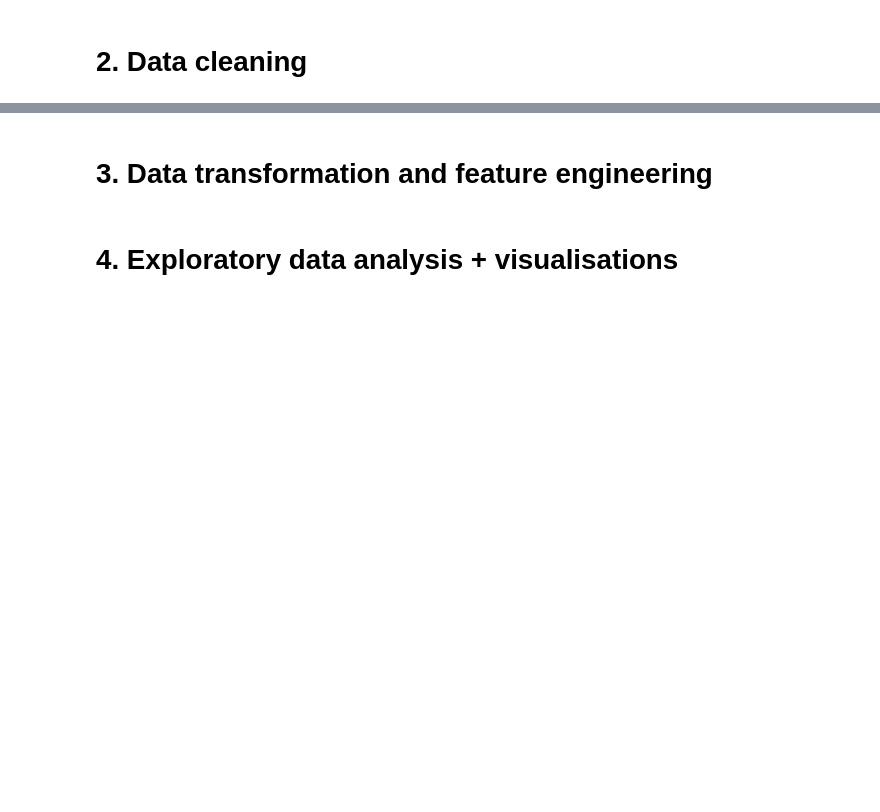
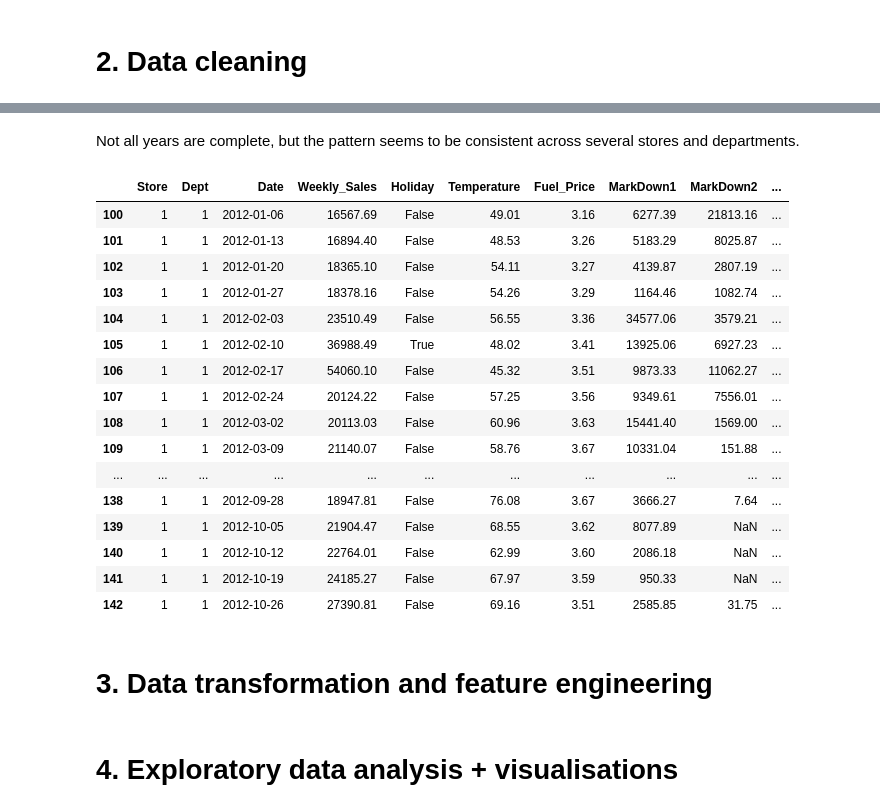
Before and after one commit to CoMa95/Retail-Sales-Analytics, a Jupyter notebook: jupyter_notebooks/project_workbook.ipynb, the cells around one changed output, grey strips where cells are left out. Saved outputs shown, nothing was run; the diff lists cells and outputs as text; code cells hidden in the pictures; blank space fills up the shorter version.

Commit message:
Correct IsHoliday column; convert Date, round CPI, Fuel price, Unemployment

```diff
--- a/jupyter_notebooks/project_workbook.ipynb
+++ b/jupyter_notebooks/project_workbook.ipynb
@@ -328,2 +330,9 @@ In Dept, there are 99 categories, very imbalanced. As expected, there are far mo
 # %% [markdown]
 # 2. Data cleaning
+# %%
+# drop IsHoliday_y and rename IsHoliday_x
+df.drop('IsHoliday_y', axis = 1, inplace = True)
+df.rename(columns={'IsHoliday_x': 'Holiday'}, inplace = True)
+# %%
+# convert Date to datetime format
+df['Date'] = pd.to_datetime(df['Date'], format='%d/%m/%Y')
@@ -330,3 +363,29 @@ In Dept, there are 99 categories, very imbalanced. As expected, there are far mo
+# %% [markdown]
+Not all years are complete, but the pattern seems to be consistent across several stores and departments.
+# %%
+# round CPI and Unemployment
+for col in ['CPI', 'Fuel_Price', 'Unemployment']:
+    df[col] = round(df[col], 2)
+# %%
+df[df['Date'].dt.year == 2012].query("Store == 1 & Dept == 1")
+# %% [output]
+|  | Store | Dept | Date | Weekly_Sales | Holiday | Temperature | Fuel_Price | MarkDown1 | MarkDown2 | ... |
+| 100 | 1 | 1 | 2012-01-06 | 16567.69 | False | 49.01 | 3.16 | 6277.39 | 21813.16 | ... |
+| 101 | 1 | 1 | 2012-01-13 | 16894.40 | False | 48.53 | 3.26 | 5183.29 | 8025.87 | ... |
+| 102 | 1 | 1 | 2012-01-20 | 18365.10 | False | 54.11 | 3.27 | 4139.87 | 2807.19 | ... |
+| 103 | 1 | 1 | 2012-01-27 | 18378.16 | False | 54.26 | 3.29 | 1164.46 | 1082.74 | ... |
+| 104 | 1 | 1 | 2012-02-03 | 23510.49 | False | 56.55 | 3.36 | 34577.06 | 3579.21 | ... |
+| 105 | 1 | 1 | 2012-02-10 | 36988.49 | True | 48.02 | 3.41 | 13925.06 | 6927.23 | ... |
+| 106 | 1 | 1 | 2012-02-17 | 54060.10 | False | 45.32 | 3.51 | 9873.33 | 11062.27 | ... |
+| 107 | 1 | 1 | 2012-02-24 | 20124.22 | False | 57.25 | 3.56 | 9349.61 | 7556.01 | ... |
+| 108 | 1 | 1 | 2012-03-02 | 20113.03 | False | 60.96 | 3.63 | 15441.40 | 1569.00 | ... |
+| 109 | 1 | 1 | 2012-03-09 | 21140.07 | False | 58.76 | 3.67 | 10331.04 | 151.88 | ... |
+| ... | ... | ... | ... | ... | ... | ... | ... | ... | ... | ... |
+| 138 | 1 | 1 | 2012-09-28 | 18947.81 | False | 76.08 | 3.67 | 3666.27 | 7.64 | ... |
+| 139 | 1 | 1 | 2012-10-05 | 21904.47 | False | 68.55 | 3.62 | 8077.89 | NaN | ... |
+| 140 | 1 | 1 | 2012-10-12 | 22764.01 | False | 62.99 | 3.60 | 2086.18 | NaN | ... |
+| 141 | 1 | 1 | 2012-10-19 | 24185.27 | False | 67.97 | 3.59 | 950.33 | NaN | ... |
+| 142 | 1 | 1 | 2012-10-26 | 27390.81 | False | 69.16 | 3.51 | 2585.85 | 31.75 | ... |
 # %% [markdown]
 # 3. Data transformation and feature engineering
 # %% [markdown]
```
Also changed, not shown: parts of 2 cells of this notebook.
